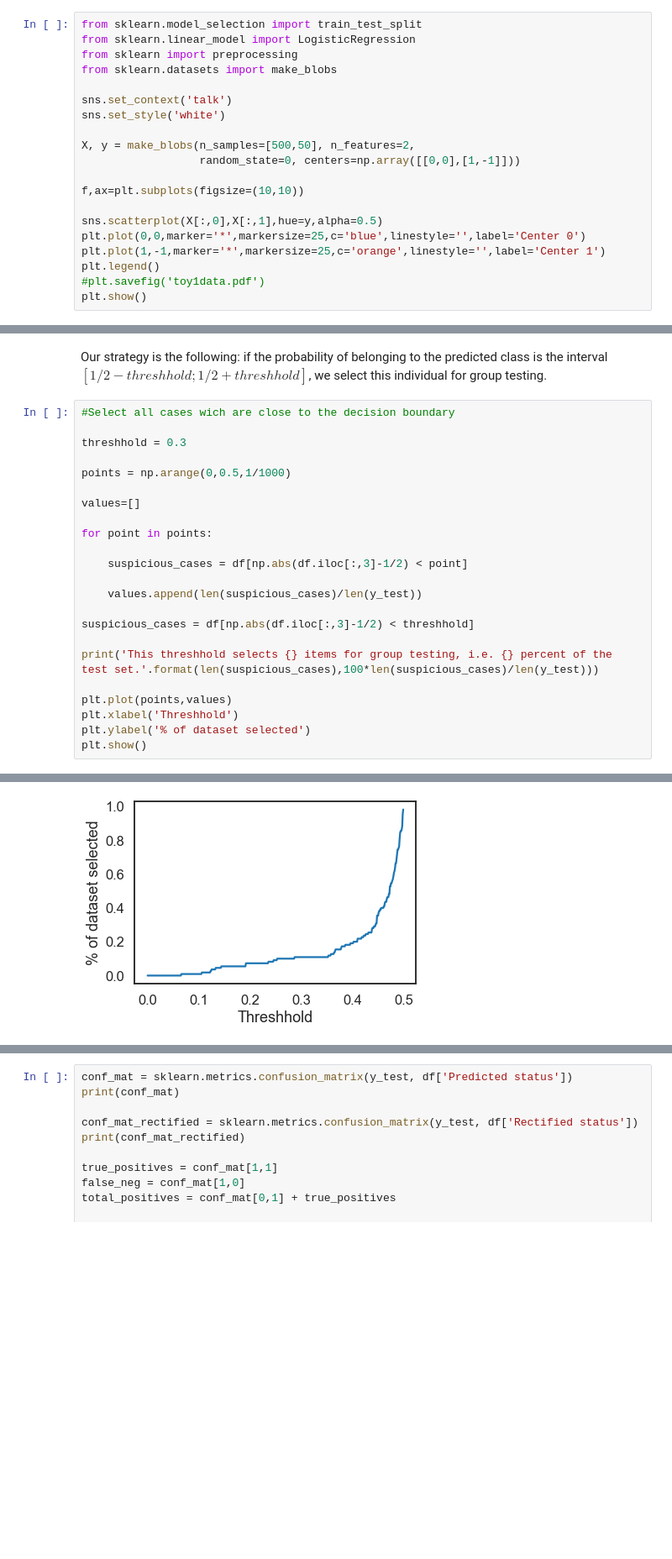
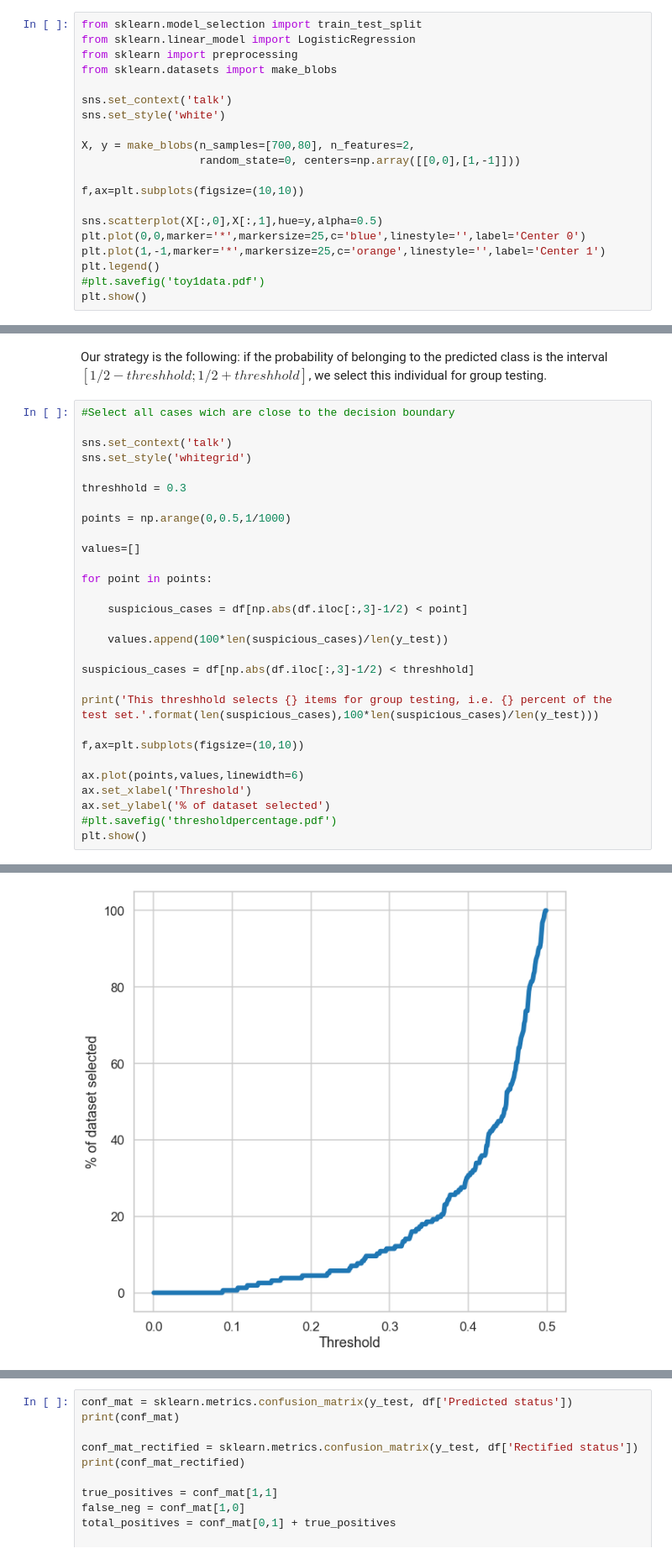
Before and after one commit to LinusBleistein/Group-testing-with-knowledge, a Jupyter notebook: Tests.ipynb, the cells around one changed output, grey strips where cells are left out. Shown at 84% size. Drawn from its saved outputs; the diff is of its cells as text; blank space fills up the shorter version.

```diff
--- a/Tests.ipynb
+++ b/Tests.ipynb
@@ -269,7 +269,7 @@ from sklearn.datasets import make_blobs
 sns.set_context('talk')
 sns.set_style('white')
 
-X, y = make_blobs(n_samples=[500,50], n_features=2,
+X, y = make_blobs(n_samples=[700,80], n_features=2,
                   random_state=0, centers=np.array([[0,0],[1,-1]]))
 
 f,ax=plt.subplots(figsize=(10,10))
@@ -370,6 +370,9 @@ print(df)
 Our strategy is the following: if the probability of belonging to the predicted class is the interval $[1/2 - threshhold;1/2+threshhold]$, we select this individual for group testing.
 # %%
 #Select all cases wich are close to the decision boundary
+
+sns.set_context('talk')
+sns.set_style('whitegrid')
 
 threshhold = 0.3
 
@@ -381,14 +384,17 @@ for point in points:
 
     suspicious_cases = df[np.abs(df.iloc[:,3]-1/2) < point]
 
-    values.append(len(suspicious_cases)/len(y_test))
+    values.append(100*len(suspicious_cases)/len(y_test))
 
 suspicious_cases = df[np.abs(df.iloc[:,3]-1/2) < threshhold]
 
 print('This threshhold selects {} items for group testing, i.e. {} percent of the test set.'.format(len(suspicious_cases),100*len(suspicious_cases)/len(y_test)))
 
-plt.plot(points,values)
-plt.xlabel('Threshhold')
-plt.ylabel('% of dataset selected')
+f,ax=plt.subplots(figsize=(10,10))
+
+ax.plot(points,values,linewidth=6)
+ax.set_xlabel('Threshold')
+ax.set_ylabel('% of dataset selected')
+#plt.savefig('thresholdpercentage.pdf')
 plt.show()
 # %% [output]
@@ -396,4 +402,4 @@ This threshhold selects 12 items for group testing, i.e. 10.909090909090908 perc
-[figure, old version]
+[figure, new version]
 # %%
 param1 = clf.coef_[0,0]
 param2 = clf.coef_[0,1]
```
Also changed, not shown: parts of 19 cells of this notebook, 1 other file.
